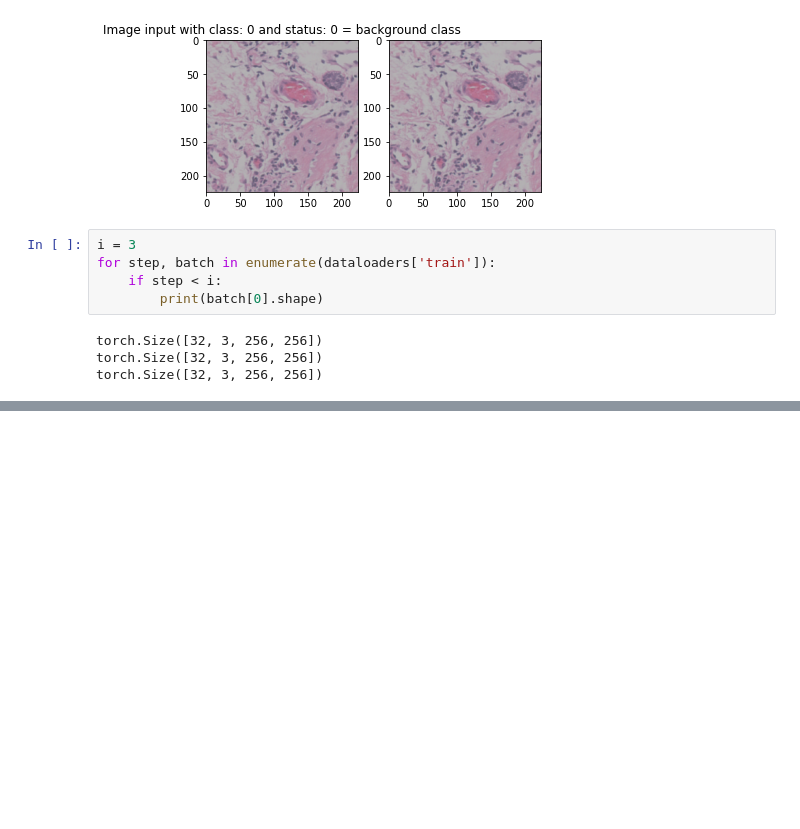
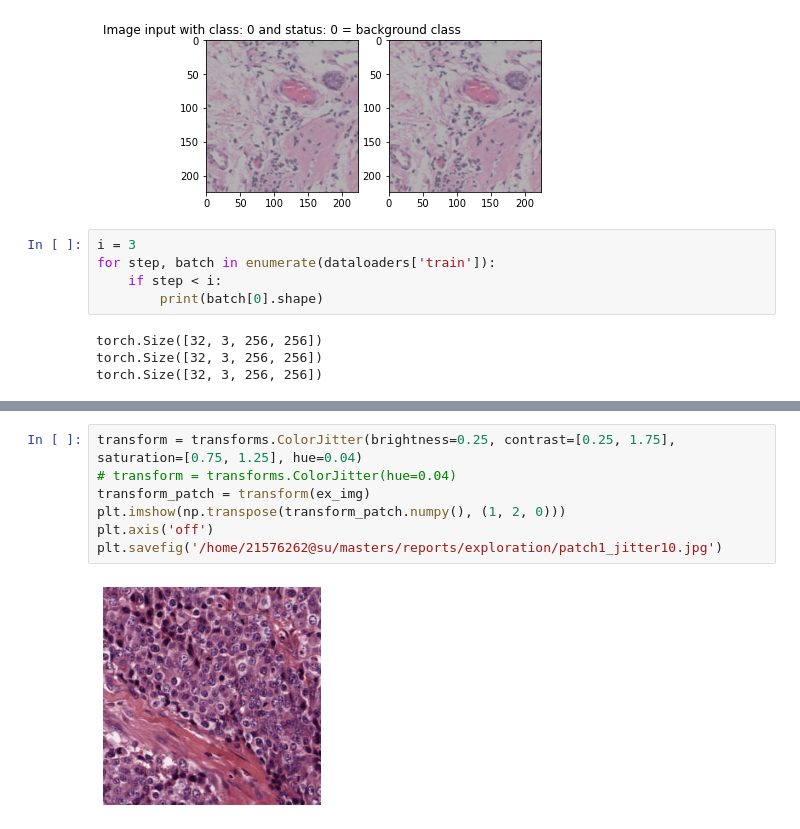
Before and after one commit to Alexandra-Smith/masters, a Jupyter notebook: notebooks/13-data-transforms.ipynb, the cells around one changed output, grey strips where cells are left out. Saved outputs shown, nothing was run; the diff lists cells and outputs as text; blank space fills up the shorter version.

```diff
--- a/notebooks/13-data-transforms.ipynb
+++ b/notebooks/13-data-transforms.ipynb
@@ -445,0 +496,9 @@ torch.Size([32, 3, 256, 256])
+# %%
+transform = transforms.ColorJitter(brightness=0.25, contrast=[0.25, 1.75], saturation=[0.75, 1.25], hue=0.04)
+# transform = transforms.ColorJitter(hue=0.04)
+transform_patch = transform(ex_img)
+plt.imshow(np.transpose(transform_patch.numpy(), (1, 2, 0)))
+plt.axis('off')
+plt.savefig('/home/21576262@su/masters/reports/exploration/patch1_jitter10.jpg')
+# %% [output]
+[figure, added]
```
Also changed, not shown: parts of 6 cells of this notebook, 1 other file.
